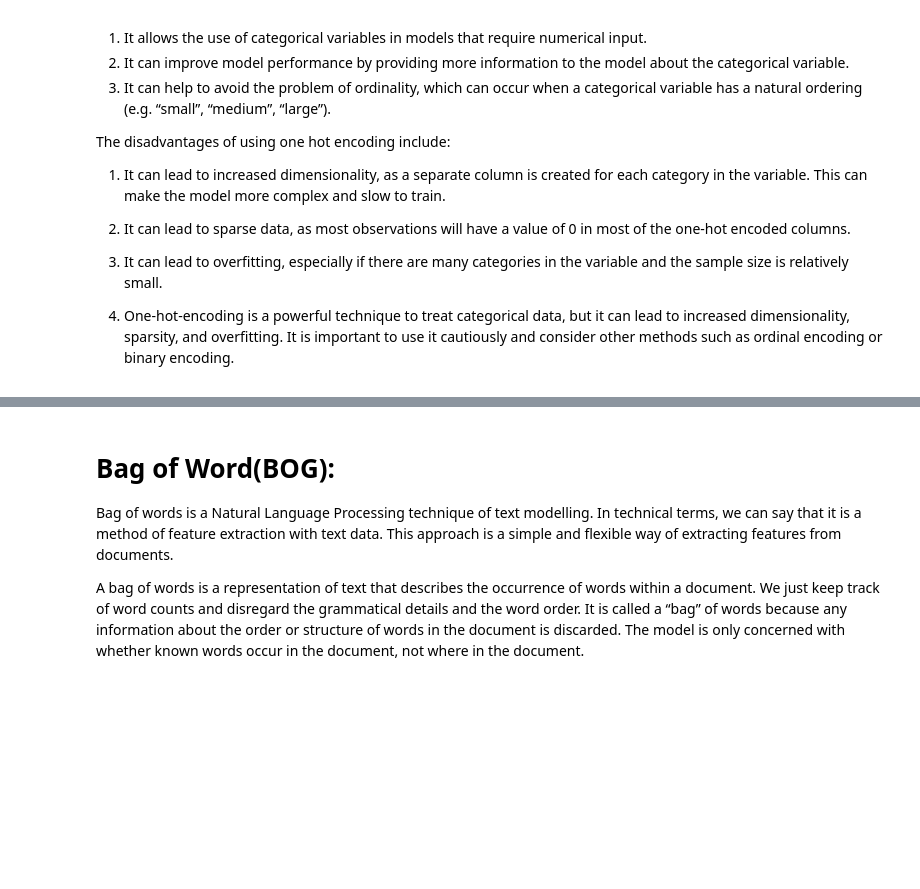
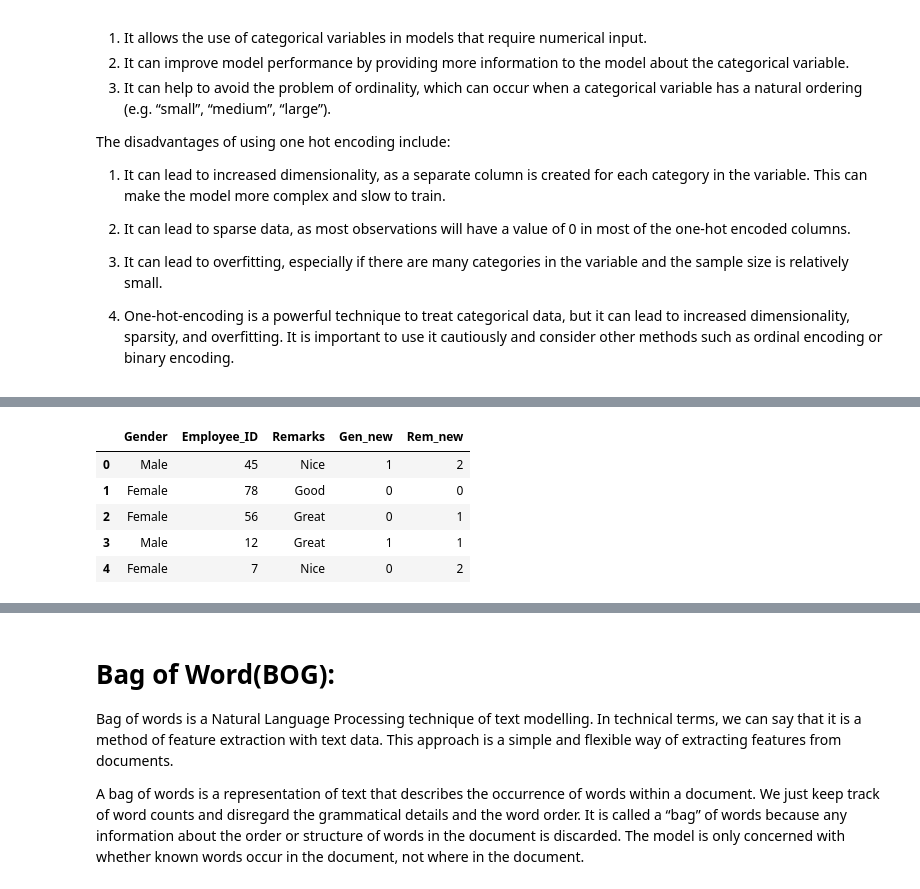
Before and after one commit to AkahndPratapSingh136/NLP, a Jupyter notebook: TextRepresentation_FeatureExtraction.ipynb, the cells around one changed output, grey strips where cells are left out. Drawn from its saved outputs; the diff is of its cells as text; code cells hidden in the pictures; blank space fills up the shorter version.

```diff
--- a/TextRepresentation_FeatureExtraction.ipynb
+++ b/TextRepresentation_FeatureExtraction.ipynb
@@ -21,0 +23,2 @@ The disadvantages of using one hot encoding include:
+# %%
+df=pd.read_excel('employee.xlsx')
@@ -21,0 +84,12 @@ The disadvantages of using one hot encoding include:
+# %%
+# Assigning numerical values and storing it in another columns
+df['Gen_new']=df['Gender'].cat.codes
+df['Rem_new']=df['Remarks'].cat.codes
+df
+# %% [output]
+|  | Gender | Employee_ID | Remarks | Gen_new | Rem_new |
+| 0 | Male | 45 | Nice | 1 | 2 |
+| 1 | Female | 78 | Good | 0 | 0 |
+| 2 | Female | 56 | Great | 0 | 1 |
+| 3 | Male | 12 | Great | 1 | 1 |
+| 4 | Female | 7 | Nice | 0 | 2 |
```
Also changed, not shown: parts of 25 cells of this notebook.
